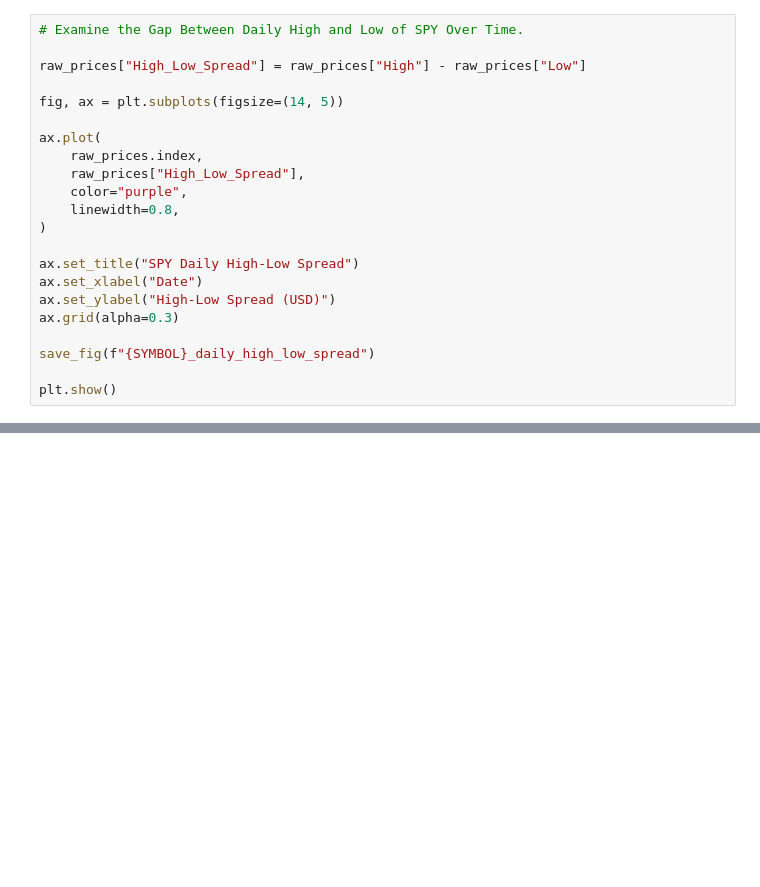
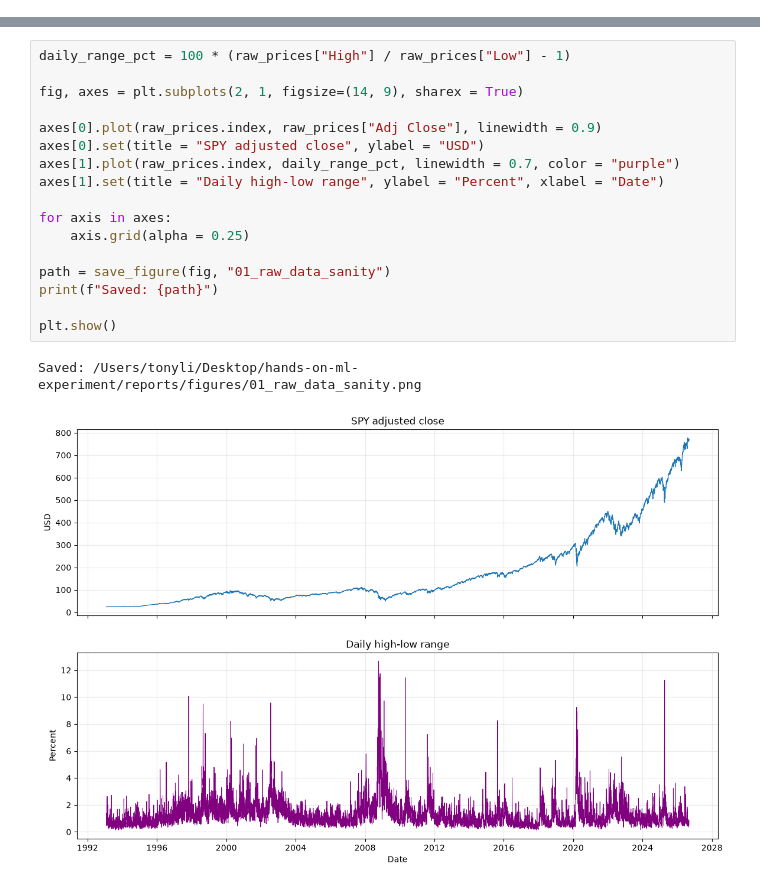
Before and after one commit to minghaoli0317/hands-on-ml-experiment, a Jupyter notebook: notebooks/01_get_and_explore_data.ipynb, the cells around one changed output, grey strips where cells are left out. Cells and saved outputs as stored; diff of their text form; blank space fills up the shorter version.

```diff
--- a/notebooks/01_get_and_explore_data.ipynb
+++ b/notebooks/01_get_and_explore_data.ipynb
@@ -186,22 +103,0 @@ Saving figure SPY_daily_low_price
-# %%
-# Examine the Gap Between Daily High and Low of SPY Over Time.
-
-raw_prices["High_Low_Spread"] = raw_prices["High"] - raw_prices["Low"]
-
-fig, ax = plt.subplots(figsize=(14, 5))
-
-ax.plot(
-    raw_prices.index,
-    raw_prices["High_Low_Spread"],
-    color="purple",
-    linewidth=0.8,
-)
-
-ax.set_title("SPY Daily High-Low Spread")
-ax.set_xlabel("Date")
-ax.set_ylabel("High-Low Spread (USD)")
-ax.grid(alpha=0.3)
-
-save_fig(f"{SYMBOL}_daily_high_low_spread")
-
-plt.show()
@@ -314,0 +110,20 @@ plt.show()
+# %%
+daily_range_pct = 100 * (raw_prices["High"] / raw_prices["Low"] - 1)
+
+fig, axes = plt.subplots(2, 1, figsize=(14, 9), sharex = True)
+
+axes[0].plot(raw_prices.index, raw_prices["Adj Close"], linewidth = 0.9)
+axes[0].set(title = "SPY adjusted close", ylabel = "USD")
+axes[1].plot(raw_prices.index, daily_range_pct, linewidth = 0.7, color = "purple")
+axes[1].set(title = "Daily high-low range", ylabel = "Percent", xlabel = "Date")
+
+for axis in axes:
+    axis.grid(alpha = 0.25)
+
+path = save_figure(fig, "01_raw_data_sanity")
+print(f"Saved: {path}")
+
+plt.show()
+# %% [output]
+Saved: /Users/tonyli/Desktop/hands-on-ml-experiment/reports/figures/01_raw_data_sanity.png
+[figure, added]
```
Also changed, not shown: parts of 25 cells of this notebook, 38 other files.
